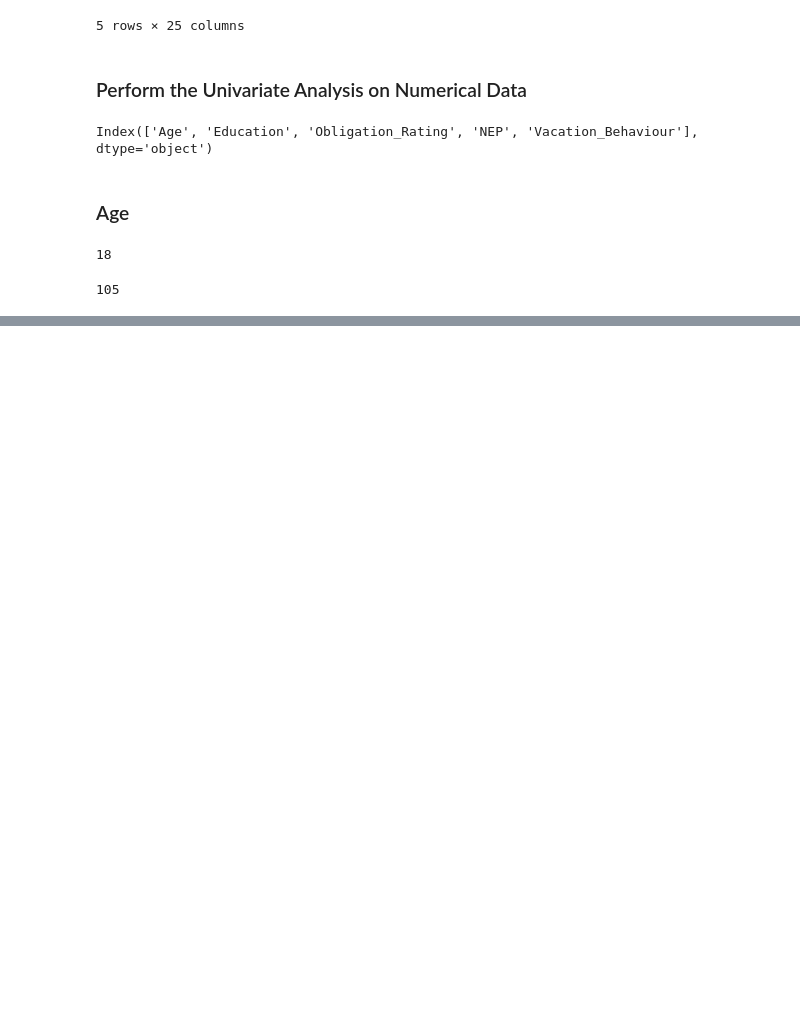
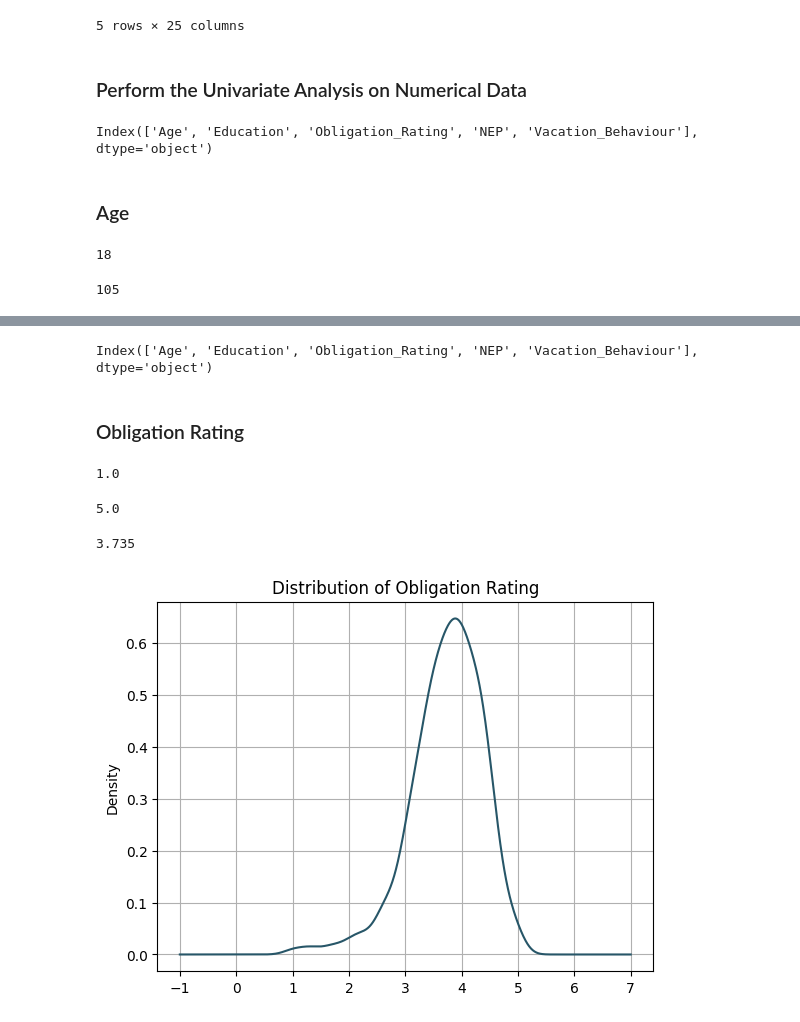
Before and after one commit to max-programming/python_scripts_ckpcet, a Jupyter notebook: project_on_data_analytics/project_1_data_analytics_on_vacation_data/Data_Analytics_On_Vacation_Data.ipynb, the cells around one changed output, grey strips where cells are left out. Cells and saved outputs as stored; diff of their text form; code cells hidden in the pictures; blank space fills up the shorter version.

```diff
--- a/project_on_data_analytics/project_1_data_analytics_on_vacation_data/Data_Analytics_On_Vacation_Data.ipynb
+++ b/project_on_data_analytics/project_1_data_analytics_on_vacation_data/Data_Analytics_On_Vacation_Data.ipynb
@@ -363,0 +416,28 @@ Average Age: 44.22
+# %%
+# Show the columns present in numerical data frame
+df_num.columns
+# %% [output]
+Index(['Age', 'Education', 'Obligation_Rating', 'NEP', 'Vacation_Behaviour'], dtype='object')
+# %% [markdown]
+### Obligation Rating
+# %%
+# Show the minimum value of obligation rating
+df_num.Obligation_Rating.min()
+# %% [output]
+1.0
+# %%
+# Show the maximum value of obligation rating
+df_num.Obligation_Rating.max()
+# %% [output]
+5.0
+# %%
+# Show the average value of obligation rating
+to_fixed(df_num.Obligation_Rating.mean())
+# %% [output]
+3.735
+# %%
+# Show the distribution of obligation rating
+df_num.Obligation_Rating.plot(kind='kde', color='#275668', title="Distribution of Obligation Rating", grid=True)
+plt.show()
+# %% [output]
+[figure, added]
```
Also changed, not shown: parts of 26 cells of this notebook.
